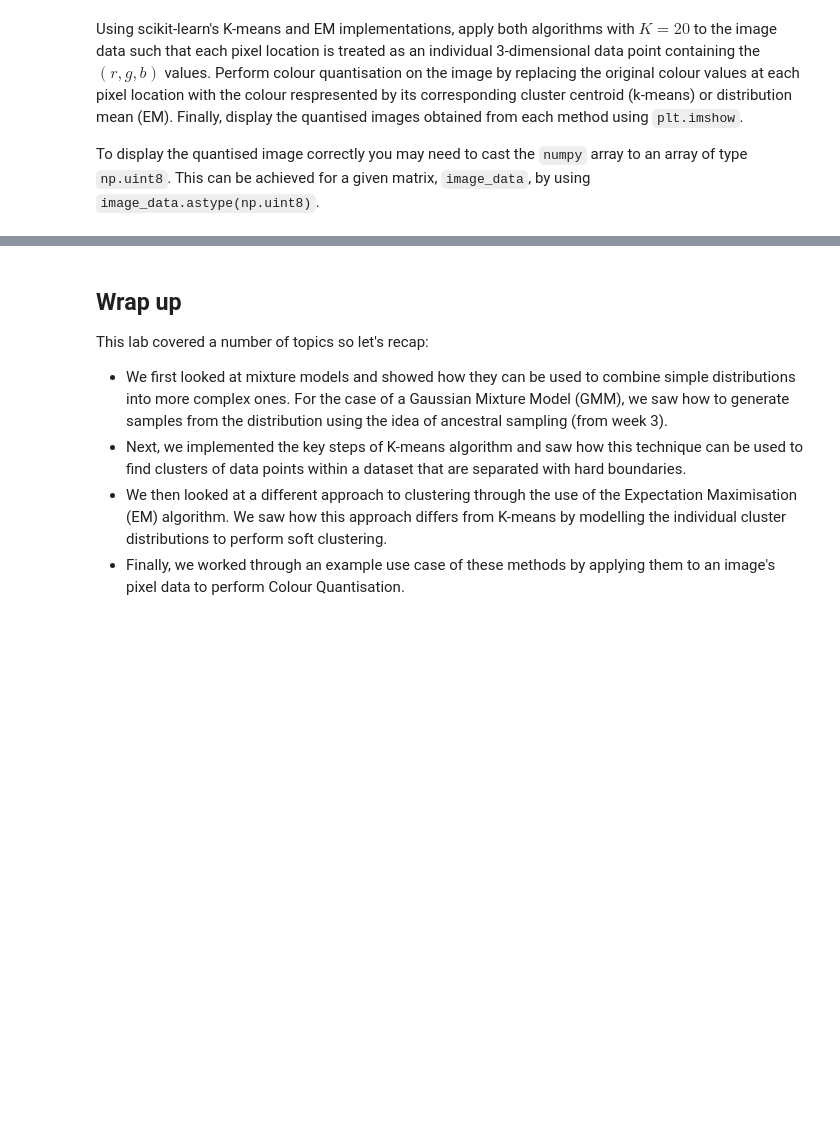
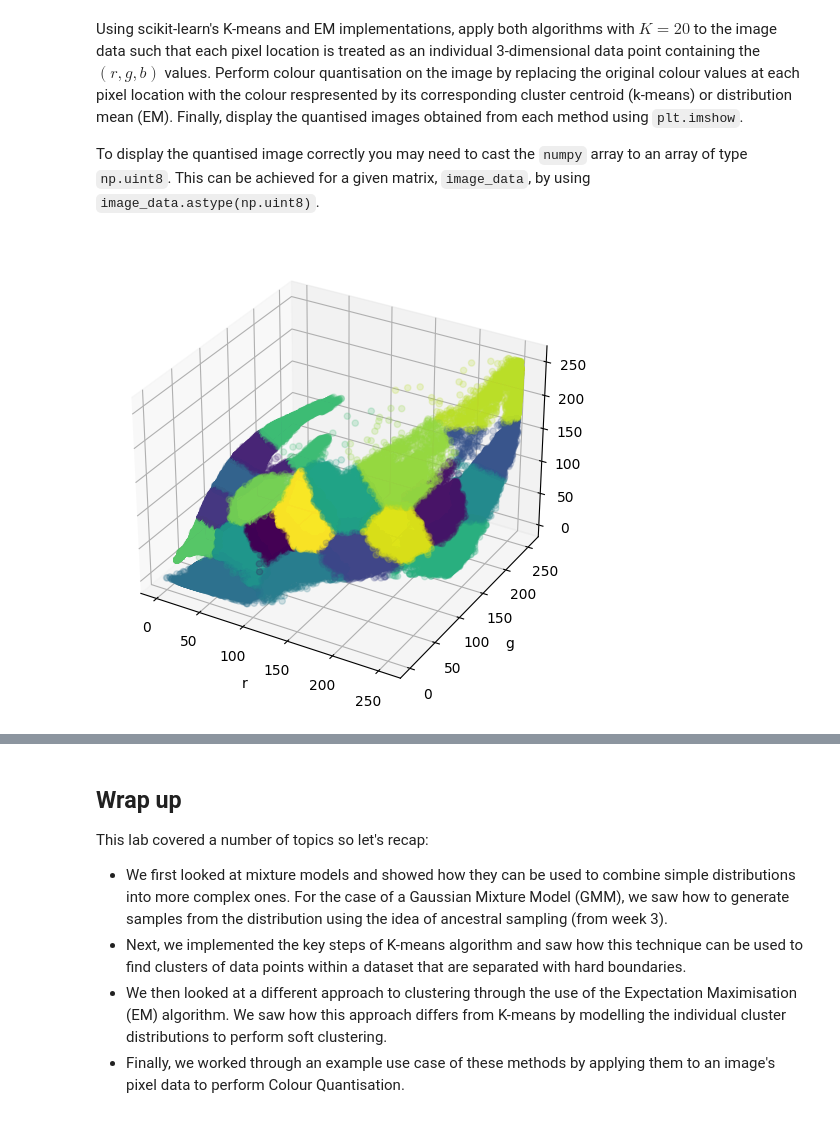
Before and after one commit to alexelwood14/lab_sheets_public, a Jupyter notebook: lab4/lab4-MixtureModels_K-means_Expectation-Maximisation.ipynb, the cells around one changed output, grey strips where cells are left out. Cells and saved outputs as stored; diff of their text form; code cells hidden in the pictures; blank space fills up the shorter version.

```diff
--- a/lab4/lab4-MixtureModels_K-means_Expectation-Maximisation.ipynb
+++ b/lab4/lab4-MixtureModels_K-means_Expectation-Maximisation.ipynb
@@ -388,0 +388,17 @@ To display the quantised image correctly you may need to cast the `numpy` array
+# %%
+def plot_3D_k_means(X, cluster_assignments, centroid_locations):
+    fig = plt.figure(figsize=(6, 6))
+    ax = fig.add_subplot(projection='3d')
+    ax.scatter(X[:, 0], X[:, 1], X[:, 2], s=20, c=cluster_assignments, alpha=0.2) # plot data points
+    ax.set_xlabel('r')
+    ax.set_ylabel('g')
+    ax.set_zlabel('b')
+    plt.show()
+# %%
+X = np.vstack(image)
+K = 20
+kmeans = KMeans(K).fit(X)
+# %%
+plot_3D_k_means(X, kmeans.labels_, kmeans.cluster_centers_)
+# %% [output]
+[figure, added]
```
Also changed, not shown: parts of 4 cells of this notebook.
